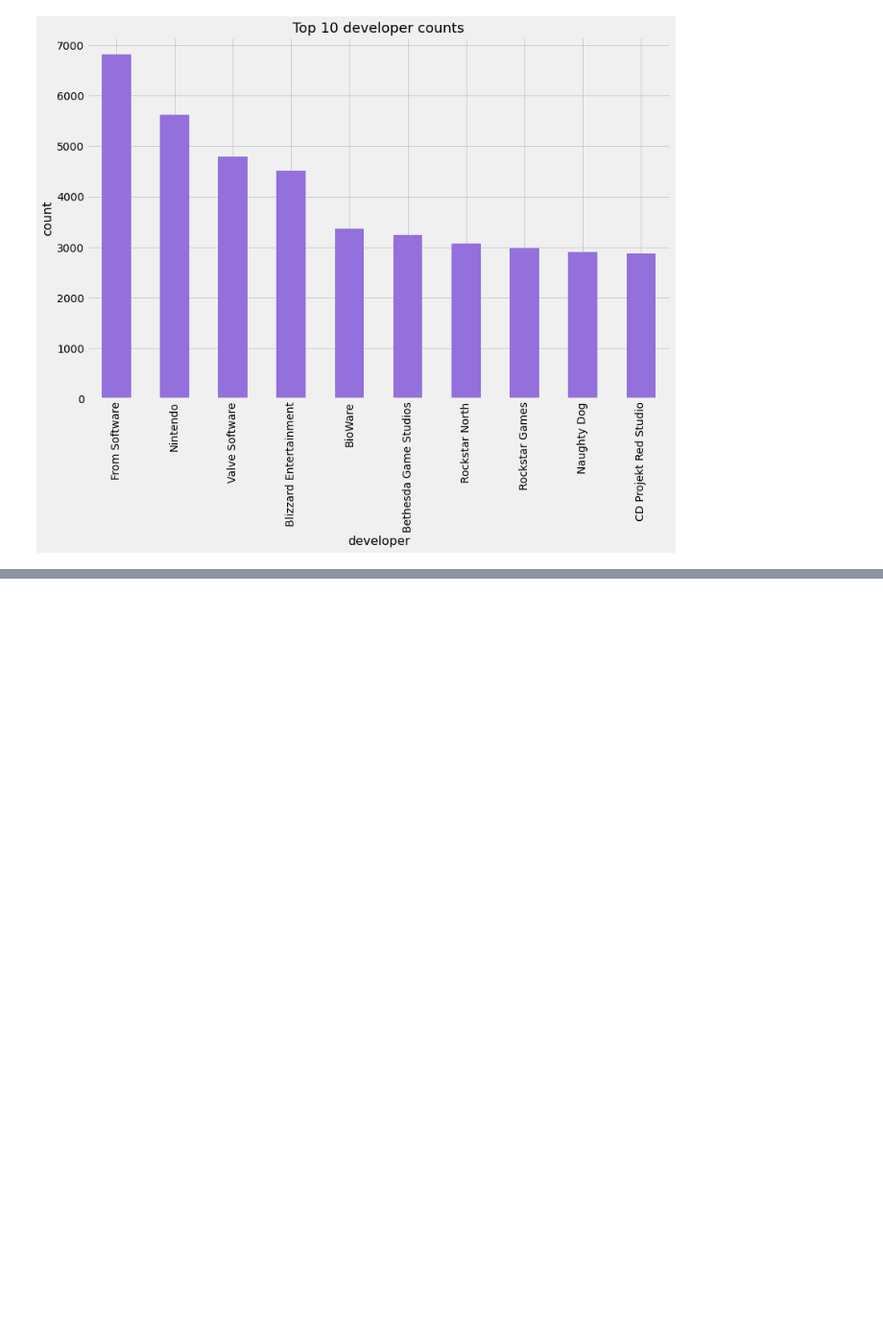
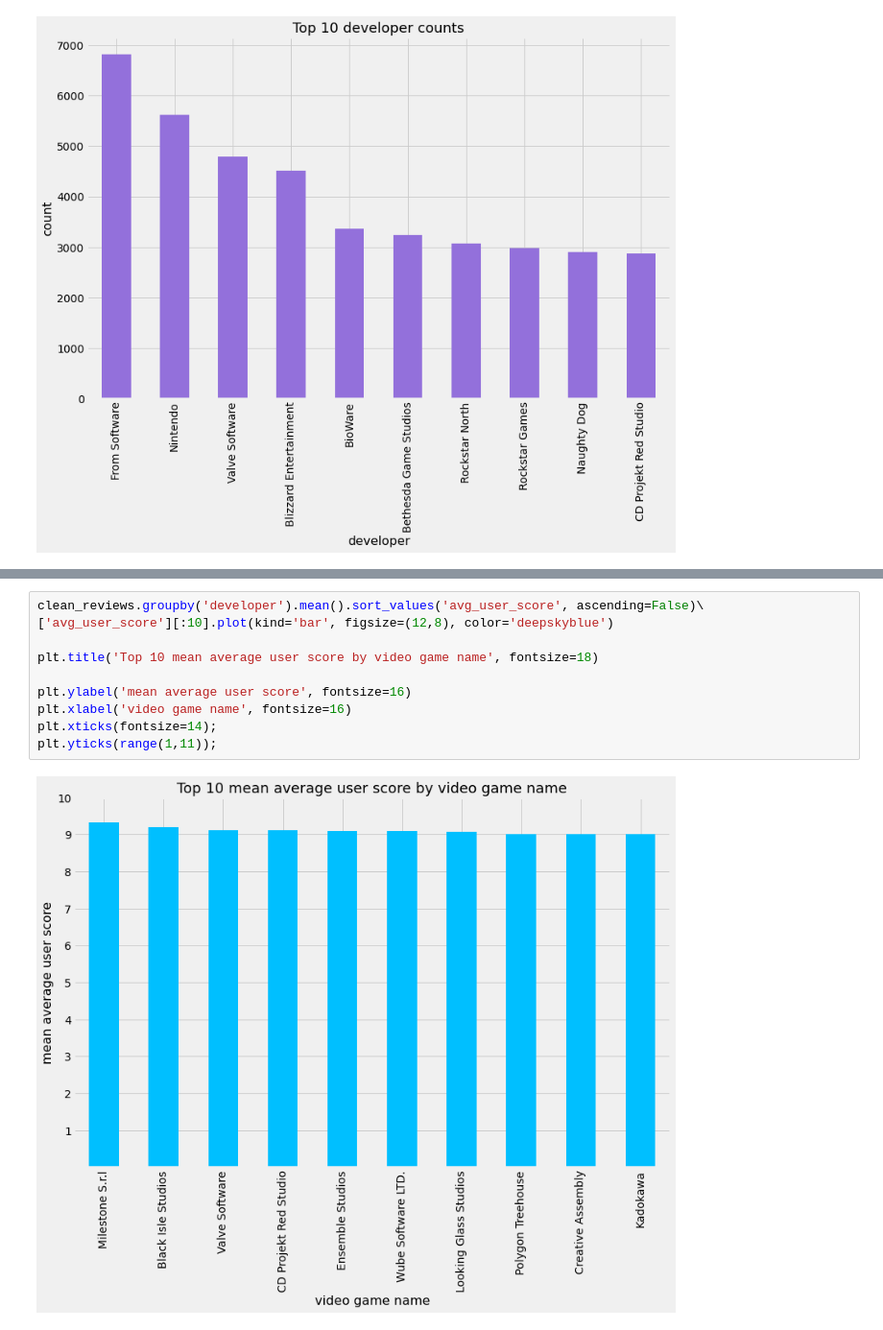
Before and after one commit to Ftrejo23/Capstone_Project_WIP, a Jupyter notebook: code/03_EDA_&_Preliminary_Analysis.ipynb, the cells around one changed output, grey strips where cells are left out. Shown at 96% size. Cells and saved outputs as stored; diff of their text form; blank space fills up the shorter version.

```diff
--- a/code/03_EDA_&_Preliminary_Analysis.ipynb
+++ b/code/03_EDA_&_Preliminary_Analysis.ipynb
@@ -435,0 +454,12 @@ Name: user_score, dtype: float64
+# %%
+clean_reviews.groupby('developer').mean().sort_values('avg_user_score', ascending=False)\
+['avg_user_score'][:10].plot(kind='bar', figsize=(12,8), color='deepskyblue')
+
+plt.title('Top 10 mean average user score by video game name', fontsize=18)
+
+plt.ylabel('mean average user score', fontsize=16)
+plt.xlabel('video game name', fontsize=16)
+plt.xticks(fontsize=14);
+plt.yticks(range(1,11));
+# %% [output]
+[figure, added]
```
Also changed, not shown: parts of 35 cells of this notebook.
